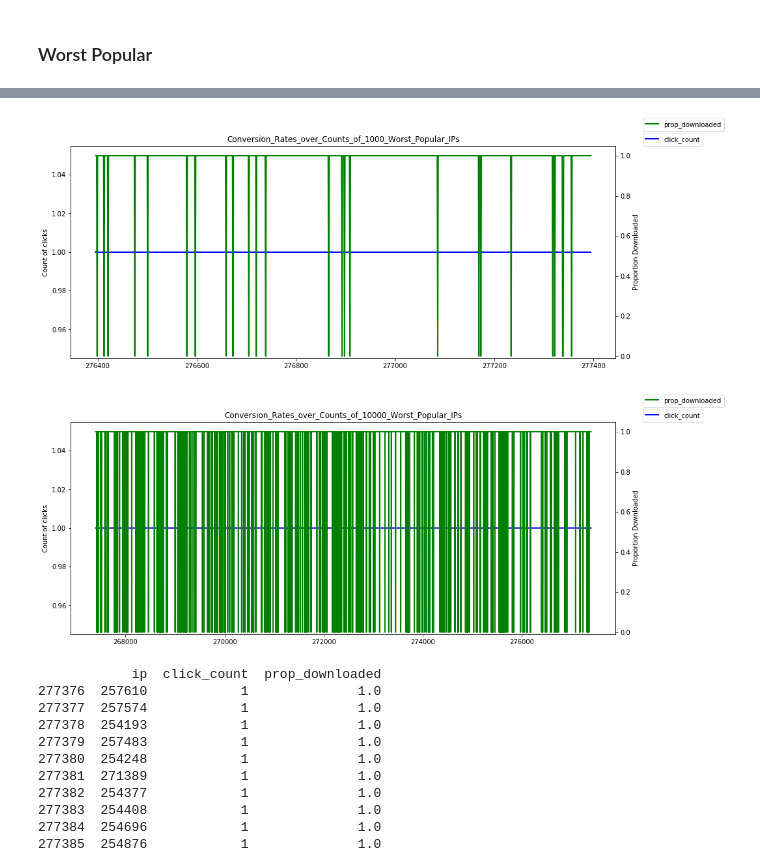
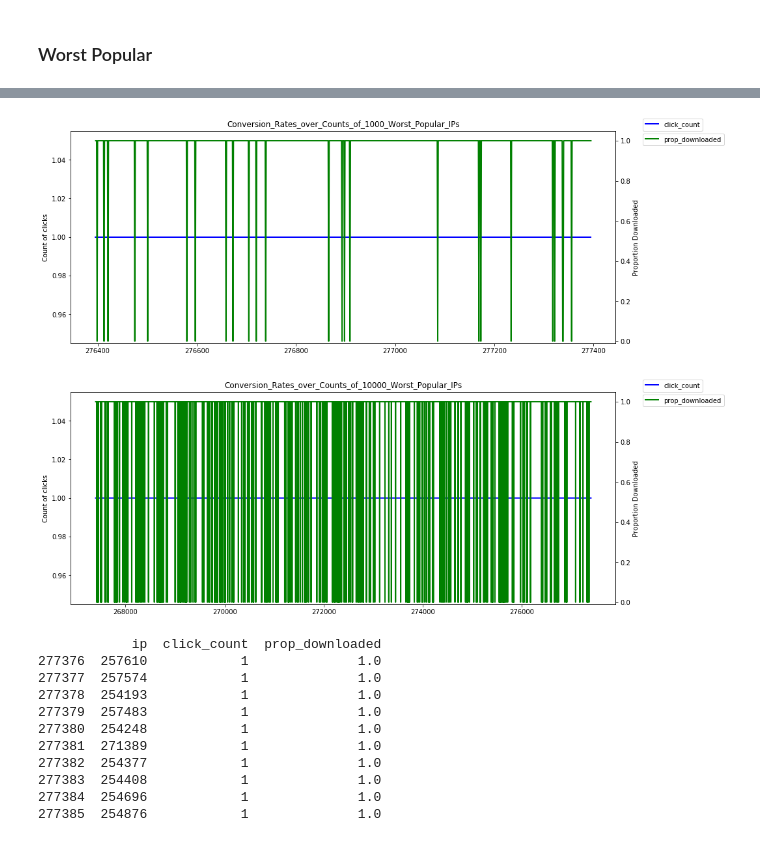
Before and after one commit to pollenjp/talkingdata, a Jupyter notebook: notebooks/eda_with_dask.ipynb, the cells around one changed output, grey strips where cells are left out. Drawn from its saved outputs; the diff is of its cells as text; code cells hidden in the pictures.

```diff
--- a/notebooks/eda_with_dask.ipynb
+++ b/notebooks/eda_with_dask.ipynb
@@ -522,34 +525,34 @@ plt.show()
 # %%
 n_plot = 1000
 title = "Conversion_Rates_over_Counts_of_1000_Worst_Popular_"+fea.upper()+"s"
 
 fig = plt.figure(figsize=(15, 6))
 ax1 = fig.add_subplot(1, 1, 1)
 
 ax1.set_yscale("linear")
 ax1.yaxis.tick_left()
 df_merge[['click_count']].compute()[-n_plot:].plot(ax=ax1, color="blue", lw=2.0)
 ax1.yaxis.set_label_position("left")
 ax1.set_ylabel(ylabel='Count of clicks')
 ax1.legend(loc=3, bbox_to_anchor=(1.05, 1), borderaxespad=0.)
 #ax1.set_ylim(bottom=-0.01, top=1.05*df_merge[['click_count']][-n:].max(axis=0)['click_count'])
 
 ax2 = ax1.twinx()
 ax2.yaxis.tick_right()
 df_merge[['prop_downloaded']].compute()[-n_plot:].plot(ax=ax2, color="green", lw=2.0)
 ax2.yaxis.set_label_position("right")
 ax2.set_ylabel(ylabel='Proportion Downloaded')
-ax2.legend(loc=3, bbox_to_anchor=(1.05, 1 + 0.07), borderaxespad=0.)
+ax2.legend(loc=3, bbox_to_anchor=(1.05, 1 - 0.07), borderaxespad=0.)
 
 ax2.set_title(title)
 ax2.set_xlabel("Sort by " + fea)
 ax2.set_ylim(bottom=-0.01, top=1.05*df_merge[['prop_downloaded']].compute()[-n_plot:].max(axis=0)['prop_downloaded'])
 
 
 fig.savefig(fname=str(data_Path / "plot" / title))
 plt.show()
 # %% [output]
-[figure, old version]
+[figure, new version]
 # %%
 n_plot = 10000
 title = "Conversion_Rates_over_Counts_of_10000_Worst_Popular_"+fea.upper()+"s"
@@ -570,7 +573,7 @@ ax2.yaxis.tick_right()
 df_merge[['prop_downloaded']].compute()[-n_plot:].plot(ax=ax2, color="green", lw=2.0)
 ax2.yaxis.set_label_position("right")
 ax2.set_ylabel(ylabel='Proportion Downloaded')
-ax2.legend(loc=3, bbox_to_anchor=(1.05, 1 + 0.07), borderaxespad=0.)
+ax2.legend(loc=3, bbox_to_anchor=(1.05, 1 - 0.07), borderaxespad=0.)
 
 ax2.set_title(title)
 ax2.set_xlabel("Sort by " + fea)
@@ -580,7 +583,7 @@ ax2.set_ylim(bottom=-0.01, top=1.05*df_merge[['prop_downloaded']].compute()[-n_p
 fig.savefig(fname=str(data_Path / "plot" / title))
 plt.show()
 # %% [output]
-[figure, old version]
+[figure, new version]
 # %%
 print(df_merge.compute()[-20:])
 # %% [output]
```
Also changed, not shown: parts of 30 cells of this notebook.
